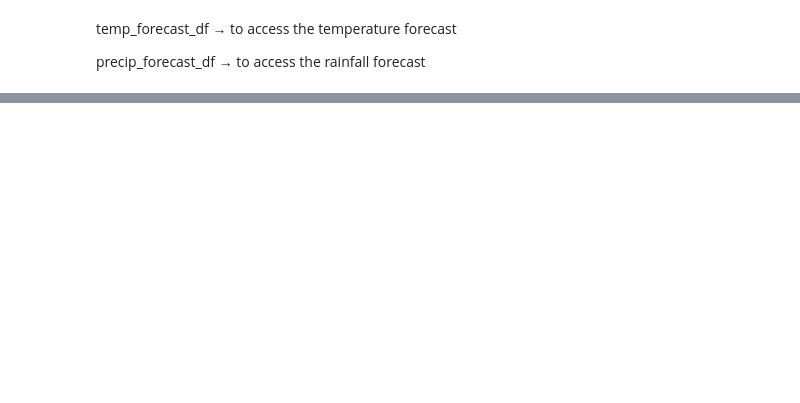
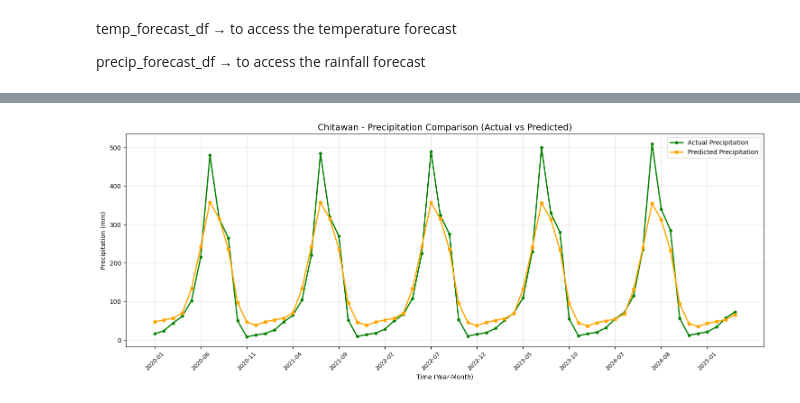
Before and after one commit to Pratistha88/Tempora, a Jupyter notebook: ClimateAnalysis.ipynb, the cells around one changed output, grey strips where cells are left out. Saved outputs shown, nothing was run; the diff lists cells and outputs as text; code cells hidden in the pictures; blank space fills up the shorter version.

```diff
--- a/ClimateAnalysis.ipynb
+++ b/ClimateAnalysis.ipynb
@@ -292,0 +387,24 @@ precip_forecast_df → to access the rainfall forecast
+# %%
+plt.figure(figsize=(15, 6))
+
+plt.plot(precip_comparison['Date'], precip_comparison['Actual_Precip'],
+         color='green', label='Actual Precipitation', marker='o', linewidth=2, markersize=4)
+plt.plot(precip_comparison['Date'], precip_comparison['Predicted_Precip'],
+         color='orange', label='Predicted Precipitation', marker='s', linewidth=2, markersize=4)
+
+plt.title(f'{district} - Precipitation Comparison (Actual vs Predicted)', fontsize=14)
+plt.xlabel('Time (Year-Month)')
+plt.ylabel('Precipitation (mm)')
+plt.legend()
+plt.grid(True, alpha=0.3)
+
+# Set x-axis ticks
+tick_interval = max(1, len(precip_comparison) // 12)  # Show roughly 12 ticks
+plt.xticks(range(0, len(precip_comparison), tick_interval),
+           [precip_comparison['Date'].iloc[i] for i in range(0, len(precip_comparison), tick_interval)],
+           rotation=45, fontsize=9)
+
+plt.tight_layout()
+plt.show()
+# %% [output]
+[figure, added]
```
Also changed, not shown: parts of 13 cells of this notebook, 13 other files.
